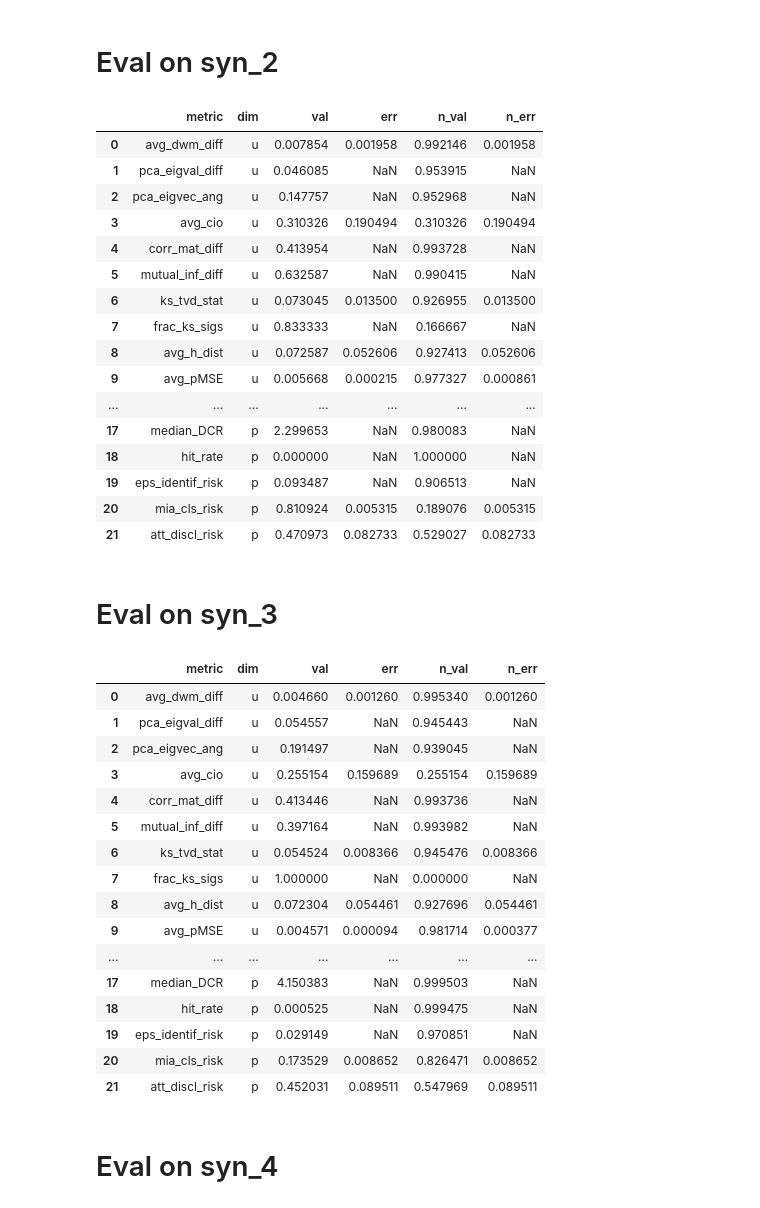
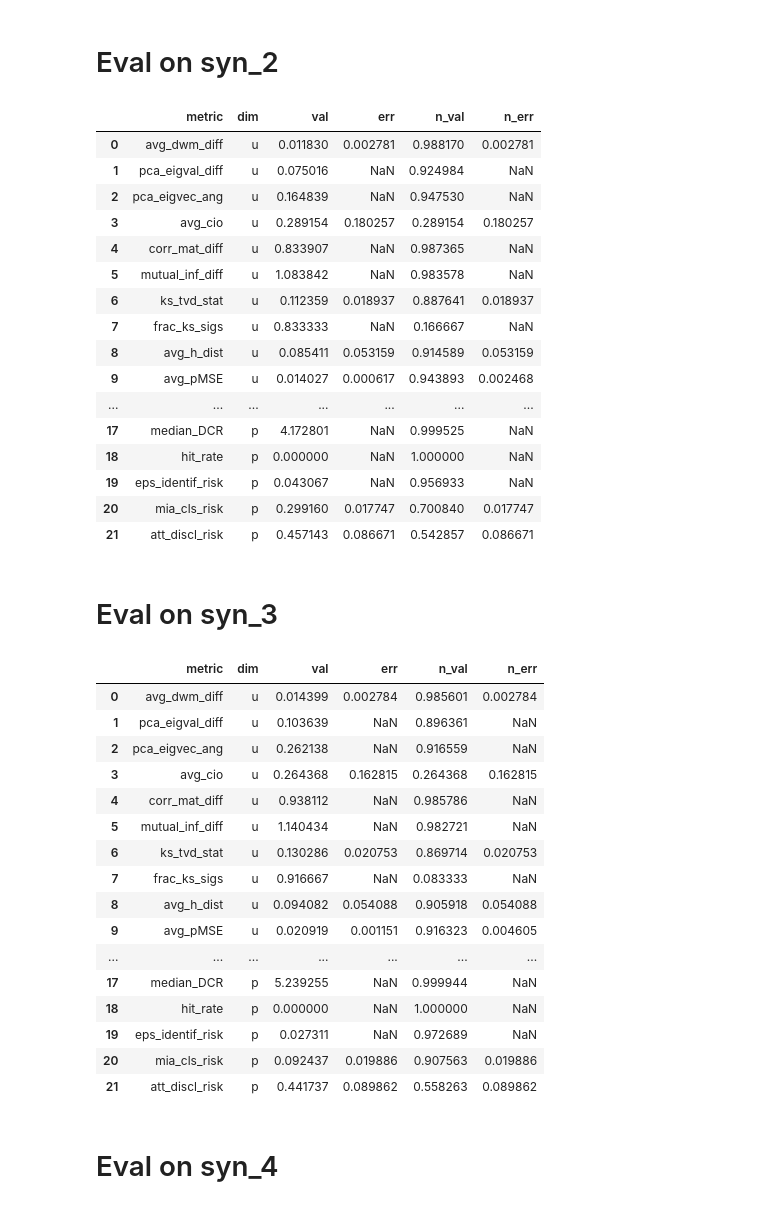
Before and after one commit to LucasBrynk/synthe_size_me, a Jupyter notebook: hearts_syn/hearts_tvae_syn.ipynb, the cells around one changed output. Saved outputs shown, nothing was run; the diff lists cells and outputs as text; code cells hidden in the pictures.

```diff
--- a/hearts_syn/hearts_tvae_syn.ipynb
+++ b/hearts_syn/hearts_tvae_syn.ipynb
@@ -397,13 +412,6 @@ res_real
 # %%
-# Read train and test data from stack_v1
-data_train = pd.read_csv(f"{gen_method}\hearts_stack_v1_train.csv")
-data_test = pd.read_csv(f"{gen_method}\hearts_stack_v1_test.csv")
-
-# Read syn_v2 data
-data_syn = pd.read_csv(f"{gen_method}\hearts_syn_v2.csv").round(1)
-
-# Remove first column
-data_syn = data_syn.iloc[:, 1:]
+# Read syn_v2 sample
+data_syn = pd.read_csv(f"{gen_method}\syn_v2_sample.csv")
 
 # SynthEval
 S = SynthEval(data_train, holdout_dataframe=data_test, verbose=0)
@@ -411,21 +419,21 @@ res_stack_v1 = S.evaluate(data_syn,target,"full_eval")
 res_stack_v1
 # %% [output]
 |  | metric | dim | val | err | n_val | n_err |
-| 0 | avg_dwm_diff | u | 0.007854 | 0.001958 | 0.992146 | 0.001958 |
-| 1 | pca_eigval_diff | u | 0.046085 | NaN | 0.953915 | NaN |
-| 2 | pca_eigvec_ang | u | 0.147757 | NaN | 0.952968 | NaN |
-| 3 | avg_cio | u | 0.310326 | 0.190494 | 0.310326 | 0.190494 |
-| 4 | corr_mat_diff | u | 0.413954 | NaN | 0.993728 | NaN |
-| 5 | mutual_inf_diff | u | 0.632587 | NaN | 0.990415 | NaN |
-| 6 | ks_tvd_stat | u | 0.073045 | 0.013500 | 0.926955 | 0.013500 |
+| 0 | avg_dwm_diff | u | 0.011830 | 0.002781 | 0.988170 | 0.002781 |
+| 1 | pca_eigval_diff | u | 0.075016 | NaN | 0.924984 | NaN |
+| 2 | pca_eigvec_ang | u | 0.164839 | NaN | 0.947530 | NaN |
+| 3 | avg_cio | u | 0.289154 | 0.180257 | 0.289154 | 0.180257 |
+| 4 | corr_mat_diff | u | 0.833907 | NaN | 0.987365 | NaN |
+| 5 | mutual_inf_diff | u | 1.083842 | NaN | 0.983578 | NaN |
+| 6 | ks_tvd_stat | u | 0.112359 | 0.018937 | 0.887641 | 0.018937 |
 | 7 | frac_ks_sigs | u | 0.833333 | NaN | 0.166667 | NaN |
-| 8 | avg_h_dist | u | 0.072587 | 0.052606 | 0.927413 | 0.052606 |
-| 9 | avg_pMSE | u | 0.005668 | 0.000215 | 0.977327 | 0.000861 |
+| 8 | avg_h_dist | u | 0.085411 | 0.053159 | 0.914589 | 0.053159 |
+| 9 | avg_pMSE | u | 0.014027 | 0.000617 | 0.943893 | 0.002468 |
 | ... | ... | ... | ... | ... | ... | ... |
-| 17 | median_DCR | p | 2.299653 | NaN | 0.980083 | NaN |
+| 17 | median_DCR | p | 4.172801 | NaN | 0.999525 | NaN |
 | 18 | hit_rate | p | 0.000000 | NaN | 1.000000 | NaN |
-| 19 | eps_identif_risk | p | 0.093487 | NaN | 0.906513 | NaN |
-| 20 | mia_cls_risk | p | 0.810924 | 0.005315 | 0.189076 | 0.005315 |
-| 21 | att_discl_risk | p | 0.470973 | 0.082733 | 0.529027 | 0.082733 |
+| 19 | eps_identif_risk | p | 0.043067 | NaN | 0.956933 | NaN |
+| 20 | mia_cls_risk | p | 0.299160 | 0.017747 | 0.700840 | 0.017747 |
+| 21 | att_discl_risk | p | 0.457143 | 0.086671 | 0.542857 | 0.086671 |
 # %% [markdown]
 # Eval on syn_3
@@ -432,35 +452,28 @@ res_stack_v1
 # %%
-# Read train and test data from stack_v2
-data_train = pd.read_csv(f"{gen_method}\hearts_stack_v2_train.csv")
-data_test = pd.read_csv(f"{gen_method}\hearts_stack_v2_test.csv")
-
-# Read syn_v3 data
-data_syn = pd.read_csv(f"{gen_method}\hearts_syn_v3.csv").round(1)
-
-# Remove first column
-data_syn = data_syn.iloc[:, 1:]
+# Read syn_v3 sample
+data_syn = pd.read_csv(f"{gen_method}\syn_v3_sample.csv")
 
 # SynthEval
 S = SynthEval(data_train, holdout_dataframe=data_test, verbose=0)
 res_stack_v2 = S.evaluate(data_syn,target,"full_eval")
 res_stack_v2
 # %% [output]
 |  | metric | dim | val | err | n_val | n_err |
-| 0 | avg_dwm_diff | u | 0.004660 | 0.001260 | 0.995340 | 0.001260 |
-| 1 | pca_eigval_diff | u | 0.054557 | NaN | 0.945443 | NaN |
-| 2 | pca_eigvec_ang | u | 0.191497 | NaN | 0.939045 | NaN |
-| 3 | avg_cio | u | 0.255154 | 0.159689 | 0.255154 | 0.159689 |
-| 4 | corr_mat_diff | u | 0.413446 | NaN | 0.993736 | NaN |
-| 5 | mutual_inf_diff | u | 0.397164 | NaN | 0.993982 | NaN |
-| 6 | ks_tvd_stat | u | 0.054524 | 0.008366 | 0.945476 | 0.008366 |
-| 7 | frac_ks_sigs | u | 1.000000 | NaN | 0.000000 | NaN |
-| 8 | avg_h_dist | u | 0.072304 | 0.054461 | 0.927696 | 0.054461 |
-| 9 | avg_pMSE | u | 0.004571 | 0.000094 | 0.981714 | 0.000377 |
+| 0 | avg_dwm_diff | u | 0.014399 | 0.002784 | 0.985601 | 0.002784 |
+| 1 | pca_eigval_diff | u | 0.103639 | NaN | 0.896361 | NaN |
+| 2 | pca_eigvec_ang | u | 0.262138 | NaN | 0.916559 | NaN |
+| 3 | avg_cio | u | 0.264368 | 0.162815 | 0.264368 | 0.162815 |
+| 4 | corr_mat_diff | u | 0.938112 | NaN | 0.985786 | NaN |
+| 5 | mutual_inf_diff | u | 1.140434 | NaN | 0.982721 | NaN |
+| 6 | ks_tvd_stat | u | 0.130286 | 0.020753 | 0.869714 | 0.020753 |
+| 7 | frac_ks_sigs | u | 0.916667 | NaN | 0.083333 | NaN |
+| 8 | avg_h_dist | u | 0.094082 | 0.054088 | 0.905918 | 0.054088 |
+| 9 | avg_pMSE | u | 0.020919 | 0.001151 | 0.916323 | 0.004605 |
 | ... | ... | ... | ... | ... | ... | ... |
-| 17 | median_DCR | p | 4.150383 | NaN | 0.999503 | NaN |
-| 18 | hit_rate | p | 0.000525 | NaN | 0.999475 | NaN |
-| 19 | eps_identif_risk | p | 0.029149 | NaN | 0.970851 | NaN |
-| 20 | mia_cls_risk | p | 0.173529 | 0.008652 | 0.826471 | 0.008652 |
-| 21 | att_discl_risk | p | 0.452031 | 0.089511 | 0.547969 | 0.089511 |
+| 17 | median_DCR | p | 5.239255 | NaN | 0.999944 | NaN |
+| 18 | hit_rate | p | 0.000000 | NaN | 1.000000 | NaN |
+| 19 | eps_identif_risk | p | 0.027311 | NaN | 0.972689 | NaN |
+| 20 | mia_cls_risk | p | 0.092437 | 0.019886 | 0.907563 | 0.019886 |
+| 21 | att_discl_risk | p | 0.441737 | 0.089862 | 0.558263 | 0.089862 |
 # %% [markdown]
 # Eval on syn_4
```
Also changed, not shown: parts of 37 cells of this notebook.
